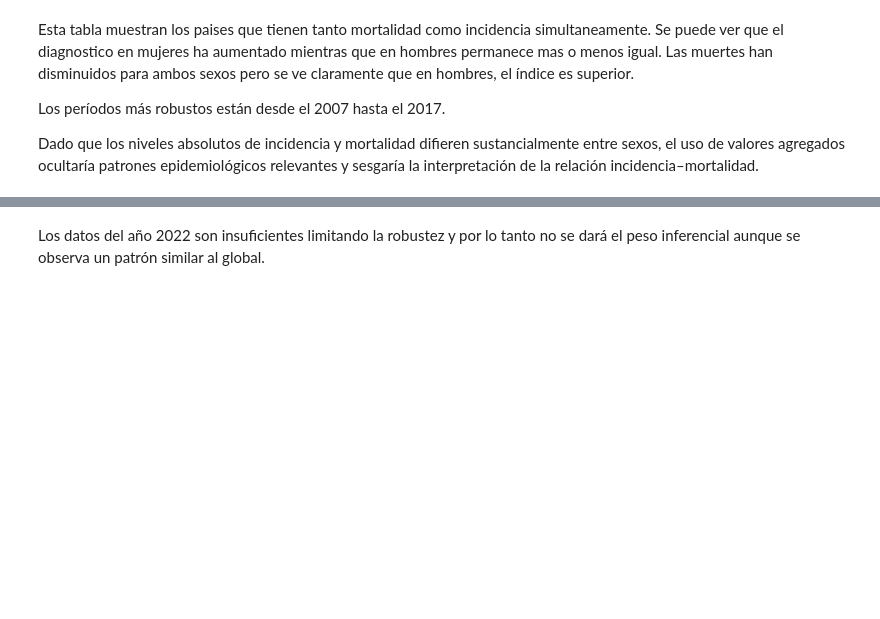
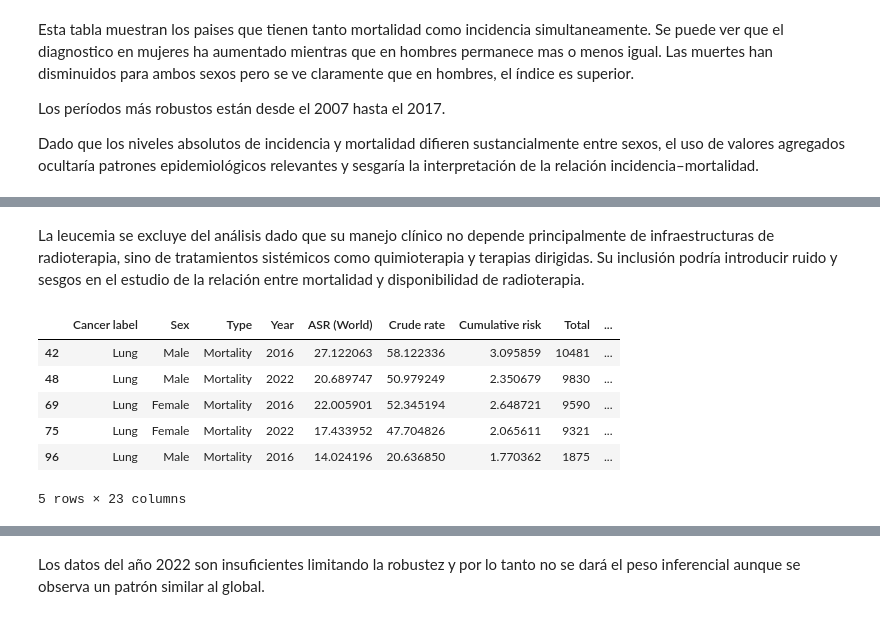
Before and after one commit to mehrerm/TFM, a Jupyter notebook: notebooks/01_load_and_clean_DIRAC.ipynb, the cells around one changed output, grey strips where cells are left out. Cells and saved outputs as stored; diff of their text form; code cells hidden in the pictures; blank space fills up the shorter version.

```diff
--- a/notebooks/01_load_and_clean_DIRAC.ipynb
+++ b/notebooks/01_load_and_clean_DIRAC.ipynb
@@ -1872,0 +1959,35 @@ plt.show()
+# %% [markdown]
+La leucemia se excluye del análisis dado que su manejo clínico no depende principalmente de infraestructuras de radioterapia, sino de tratamientos sistémicos como quimioterapia y terapias dirigidas. Su inclusión podría introducir ruido y sesgos en el estudio de la relación entre mortalidad y disponibilidad de radioterapia.
+# %%
+
+
+#variables a calcular por millón de habitantes de los paises correspondientes
+rt_vars = [
+    "RTCenters With RT",
+    "He Photon And Electron Beam Rt",
+    "Proton Ion Therapy",
+    "XRay Generator",
+    "Brachy Therapy Inc El"
+]
+
+rt_vars_pm = [f"{v}_million" for v in rt_vars]
+#función
+def prepare_rt_centers_per_million(df,variable):
+    df[f"{variable}_million"] = df[variable]/df["Population"]*1_000_000
+    return df
+
+for var in rt_vars:
+    df_merged_all = prepare_rt_centers_per_million(
+        df_merged_all,
+        var
+    )
+# %%
+df_merged_all.head()
+# %% [output]
+|  | Cancer label | Sex | Type | Year | ASR (World) | Crude rate | Cumulative risk | Total | ... |
+| 42 | Lung | Male | Mortality | 2016 | 27.122063 | 58.122336 | 3.095859 | 10481 | ... |
+| 48 | Lung | Male | Mortality | 2022 | 20.689747 | 50.979249 | 2.350679 | 9830 | ... |
+| 69 | Lung | Female | Mortality | 2016 | 22.005901 | 52.345194 | 2.648721 | 9590 | ... |
+| 75 | Lung | Female | Mortality | 2022 | 17.433952 | 47.704826 | 2.065611 | 9321 | ... |
+| 96 | Lung | Male | Mortality | 2016 | 14.024196 | 20.636850 | 1.770362 | 1875 | ... |
+5 rows × 23 columns
```
Also changed, not shown: parts of 43 cells of this notebook.
